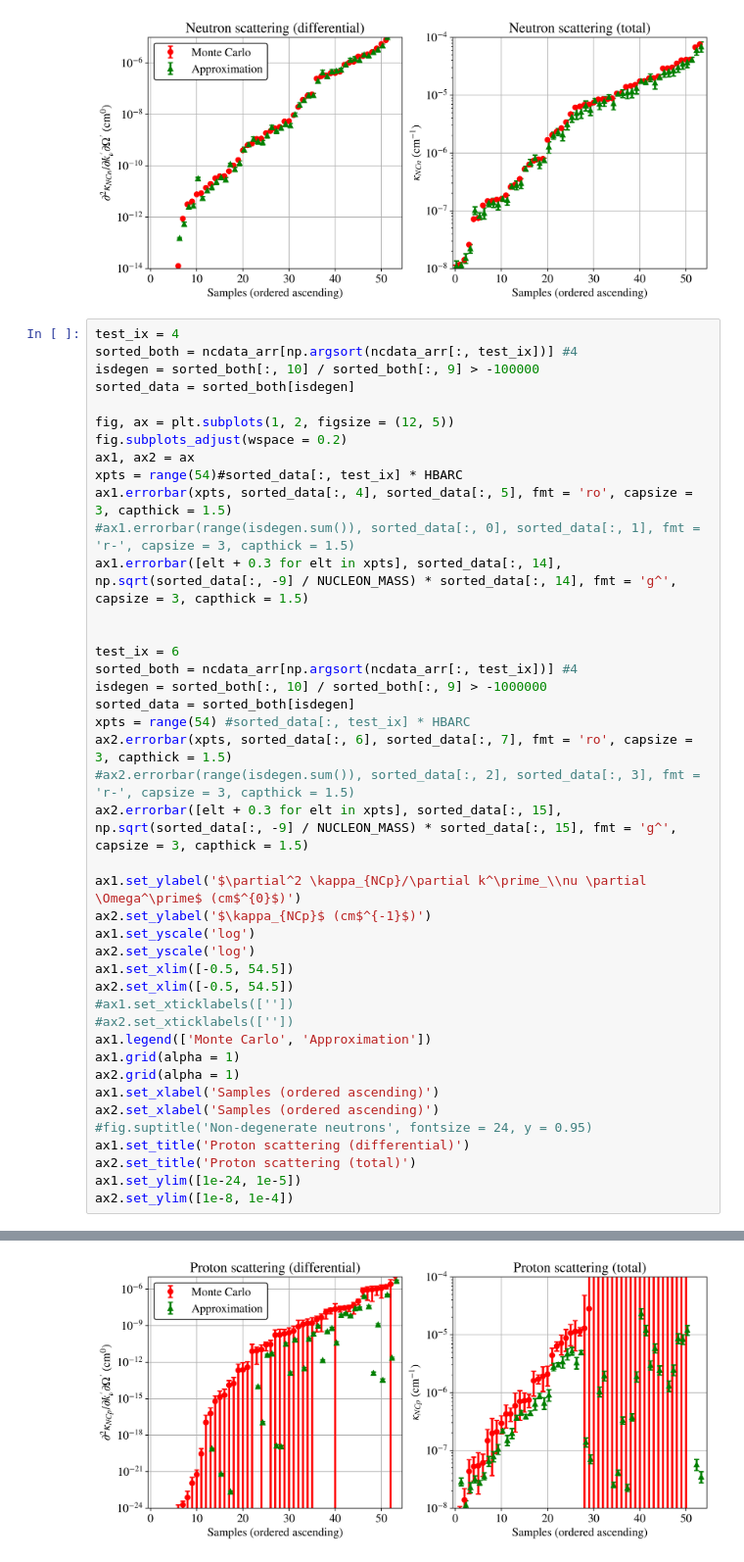
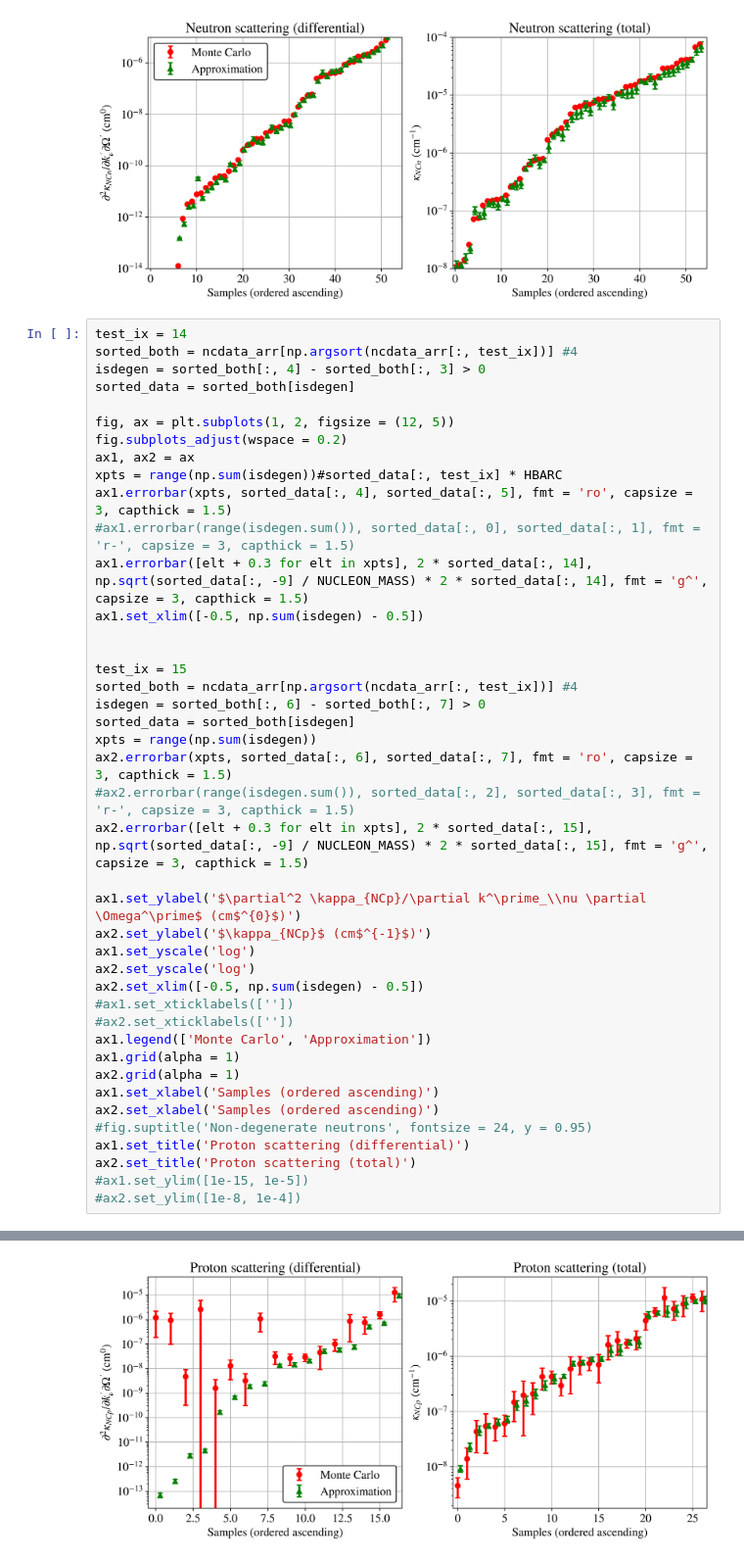
Before and after one commit to clwelch03/HEA-neutrinos, a Jupyter notebook: src/llmcplots.ipynb, the cells around one changed output, grey strips where cells are left out. Shown at 98% size. Saved outputs shown, nothing was run; the diff lists cells and outputs as text.

```diff
--- a/src/llmcplots.ipynb
+++ b/src/llmcplots.ipynb
@@ -152,35 +152,35 @@ ax2.set_ylim([1e-8, 1e-4])
 (1e-08, 0.0001)
 [figure]
 # %%
-test_ix = 4
+test_ix = 14
 sorted_both = ncdata_arr[np.argsort(ncdata_arr[:, test_ix])] #4
-isdegen = sorted_both[:, 10] / sorted_both[:, 9] > -100000
+isdegen = sorted_both[:, 4] - sorted_both[:, 3] > 0
 sorted_data = sorted_both[isdegen]
 
 fig, ax = plt.subplots(1, 2, figsize = (12, 5))
 fig.subplots_adjust(wspace = 0.2)
 ax1, ax2 = ax
-xpts = range(54)#sorted_data[:, test_ix] * HBARC
+xpts = range(np.sum(isdegen))#sorted_data[:, test_ix] * HBARC
 ax1.errorbar(xpts, sorted_data[:, 4], sorted_data[:, 5], fmt = 'ro', capsize = 3, capthick = 1.5)
 #ax1.errorbar(range(isdegen.sum()), sorted_data[:, 0], sorted_data[:, 1], fmt = 'r-', capsize = 3, capthick = 1.5)
-ax1.errorbar([elt + 0.3 for elt in xpts], sorted_data[:, 14], np.sqrt(sorted_data[:, -9] / NUCLEON_MASS) * sorted_data[:, 14], fmt = 'g^', capsize = 3, capthick = 1.5)
+ax1.errorbar([elt + 0.3 for elt in xpts], 2 * sorted_data[:, 14], np.sqrt(sorted_data[:, -9] / NUCLEON_MASS) * 2 * sorted_data[:, 14], fmt = 'g^', capsize = 3, capthick = 1.5)
+ax1.set_xlim([-0.5, np.sum(isdegen) - 0.5])
 
 
-test_ix = 6
+test_ix = 15
 sorted_both = ncdata_arr[np.argsort(ncdata_arr[:, test_ix])] #4
-isdegen = sorted_both[:, 10] / sorted_both[:, 9] > -1000000
+isdegen = sorted_both[:, 6] - sorted_both[:, 7] > 0
 sorted_data = sorted_both[isdegen]
-xpts = range(54) #sorted_data[:, test_ix] * HBARC
+xpts = range(np.sum(isdegen))
 ax2.errorbar(xpts, sorted_data[:, 6], sorted_data[:, 7], fmt = 'ro', capsize = 3, capthick = 1.5)
 #ax2.errorbar(range(isdegen.sum()), sorted_data[:, 2], sorted_data[:, 3], fmt = 'r-', capsize = 3, capthick = 1.5)
-ax2.errorbar([elt + 0.3 for elt in xpts], sorted_data[:, 15], np.sqrt(sorted_data[:, -9] / NUCLEON_MASS) * sorted_data[:, 15], fmt = 'g^', capsize = 3, capthick = 1.5)
+ax2.errorbar([elt + 0.3 for elt in xpts], 2 * sorted_data[:, 15], np.sqrt(sorted_data[:, -9] / NUCLEON_MASS) * 2 * sorted_data[:, 15], fmt = 'g^', capsize = 3, capthick = 1.5)
 
 ax1.set_ylabel('$\partial^2 \kappa_{NCp}/\partial k^\prime_\\nu \partial \Omega^\prime$ (cm$^{0}$)')
 ax2.set_ylabel('$\kappa_{NCp}$ (cm$^{-1}$)')
 ax1.set_yscale('log')
 ax2.set_yscale('log')
-ax1.set_xlim([-0.5, 54.5])
-ax2.set_xlim([-0.5, 54.5])
+ax2.set_xlim([-0.5, np.sum(isdegen) - 0.5])
 #ax1.set_xticklabels([''])
 #ax2.set_xticklabels([''])
 ax1.legend(['Monte Carlo', 'Approximation'])
@@ -191,6 +191,6 @@ ax2.set_xlabel('Samples (ordered ascending)')
 #fig.suptitle('Non-degenerate neutrons', fontsize = 24, y = 0.95)
 ax1.set_title('Proton scattering (differential)')
 ax2.set_title('Proton scattering (total)')
-ax1.set_ylim([1e-24, 1e-5])
-ax2.set_ylim([1e-8, 1e-4])
+#ax1.set_ylim([1e-15, 1e-5])
+#ax2.set_ylim([1e-8, 1e-4])
 # %% [output]
@@ -198,2 +198,2 @@ ax2.set_ylim([1e-8, 1e-4])
-[figure, old version]
+[figure, new version]
 # %%
```
Also changed, not shown: parts of 2 cells of this notebook, 3 other files.
